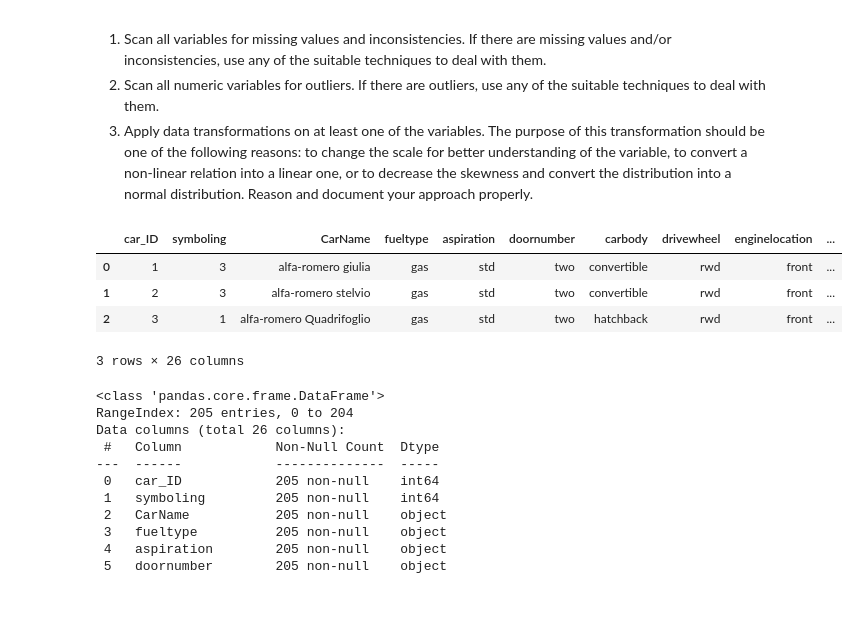
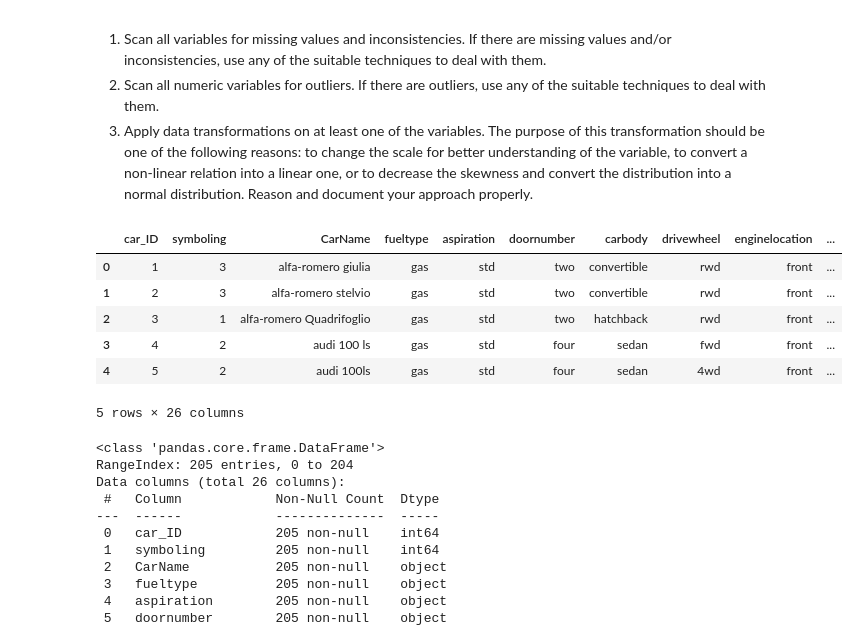
Before and after one commit to vimalgalani28/Sem-6-Assignments, a Jupyter notebook: DSBDA/ass2/Assignment02.ipynb, the cells around one changed output. Cells and saved outputs as stored; diff of their text form; code cells hidden in the pictures; blank space fills up the shorter version.

```diff
--- a/DSBDA/ass2/Assignment02.ipynb
+++ b/DSBDA/ass2/Assignment02.ipynb
@@ -7,16 +7,18 @@ Create an “Academic performance” dataset of students and perform the followi
 # %%
 import pandas as pd
 import numpy as np
 import seaborn as sns
 import matplotlib.pyplot as plt
 df = pd.read_csv('CarPrice_Assignment.csv')
-df.head(3)
+df.head()
 # %% [output]
 |  | car_ID | symboling | CarName | fueltype | aspiration | doornumber | carbody | drivewheel | enginelocation | ... |
 | 0 | 1 | 3 | alfa-romero giulia | gas | std | two | convertible | rwd | front | ... |
 | 1 | 2 | 3 | alfa-romero stelvio | gas | std | two | convertible | rwd | front | ... |
 | 2 | 3 | 1 | alfa-romero Quadrifoglio | gas | std | two | hatchback | rwd | front | ... |
+| 3 | 4 | 2 | audi 100 ls | gas | std | four | sedan | fwd | front | ... |
+| 4 | 5 | 2 | audi 100ls | gas | std | four | sedan | 4wd | front | ... |
-3 rows × 26 columns
+5 rows × 26 columns
 # %%
 df.info()
 # %% [output]
```
Also changed, not shown: parts of 9 cells of this notebook, 14 other files.
